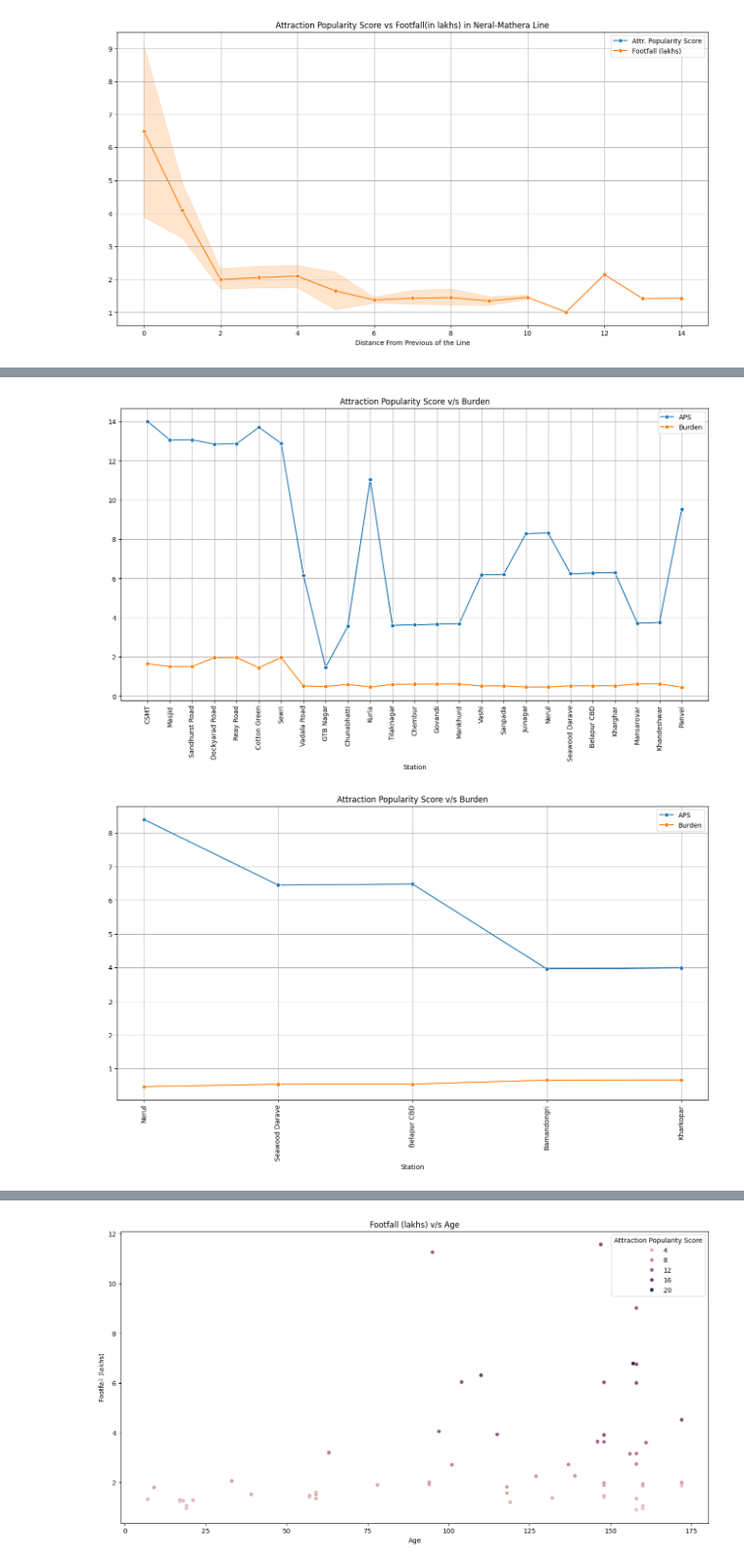
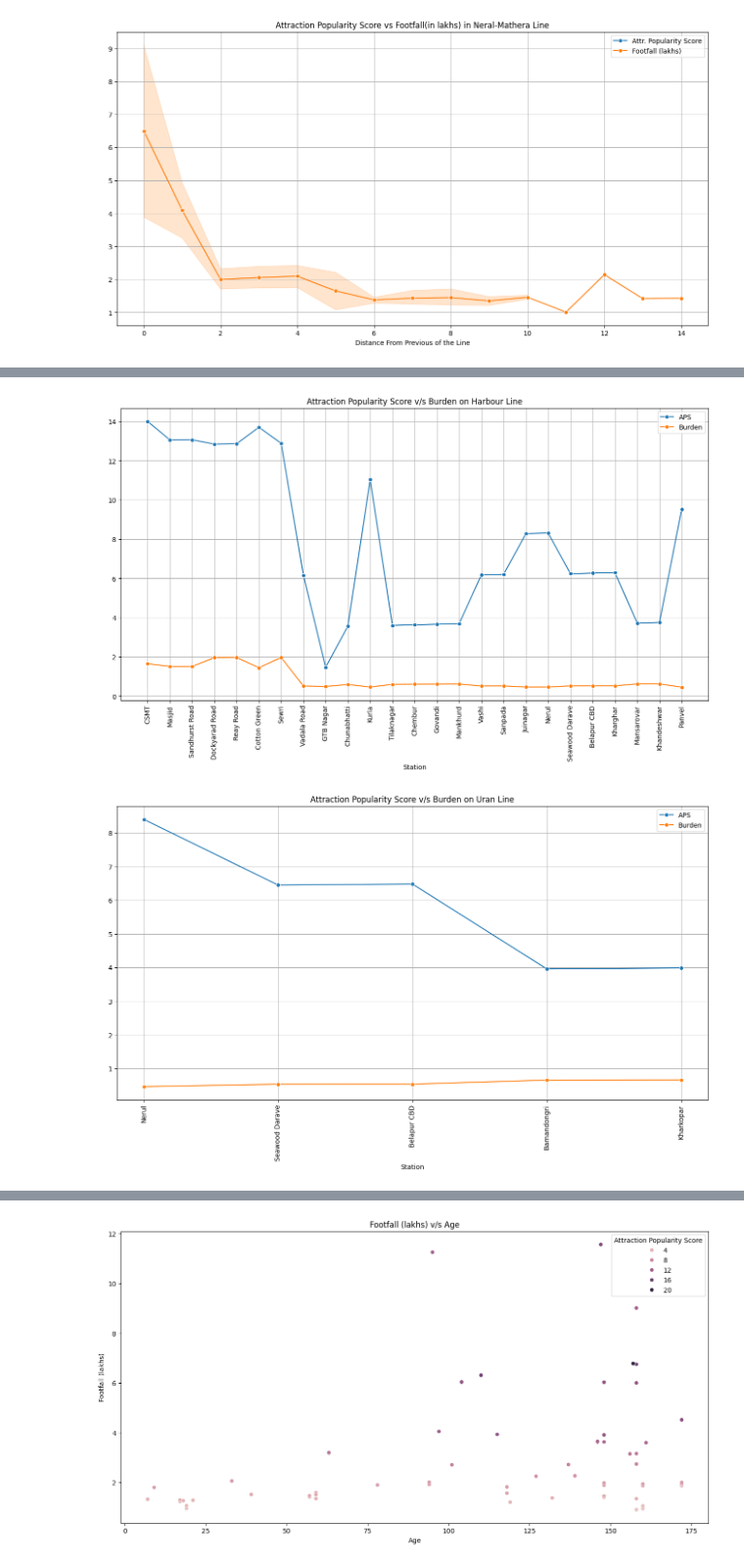
Before and after one commit to Keshav-goyal006/CnA-Project, a Jupyter notebook: CnA_final.ipynb, the cells around one changed output, grey strips where cells are left out. Shown at 98% size. Cells and saved outputs as stored; diff of their text form; code cells hidden in the pictures.

```diff
--- a/CnA_final.ipynb
+++ b/CnA_final.ipynb
@@ -262,27 +251,27 @@ plt.show()
 # %%
 df1 = df[df['Line'] == 'Harbour']
 plt.figure(figsize = (16,8))
 sns.lineplot(x = 'Station',y = 'Attraction Popularity Score',data = df1,label = 'APS',marker = 'o')
 plt.xticks(rotation = 90)
 sns.lineplot(x = 'Station',y = 'Burden',data = df1,label = 'Burden',marker = 'o')
-plt.title('Attraction Popularity Score v/s Burden')
+plt.title('Attraction Popularity Score v/s Burden on Harbour Line')
 plt.ylabel(' ')
 plt.grid()
 plt.show()
 # %% [output]
-[figure, old version]
+[figure, new version]
 # %%
 df1 = df[df['Line'] == 'Uran']
 plt.figure(figsize = (16,8))
 sns.lineplot(x = 'Station',y = 'Attraction Popularity Score',data = df1,label = 'APS',marker = 'o')
 plt.xticks(rotation = 90)
 sns.lineplot(x = 'Station',y = 'Burden',data = df1,label = 'Burden',marker = 'o')
-plt.title('Attraction Popularity Score v/s Burden')
+plt.title('Attraction Popularity Score v/s Burden on Uran Line')
 plt.ylabel(' ')
 plt.grid()
 plt.show()
 # %% [output]
-[figure, old version]
+[figure, new version]
 # %%
 df1 = df[df['Line'] == 'Trans Harbour']
 plt.figure(figsize = (16,8))
```
Also changed, not shown: parts of 21 cells of this notebook.
